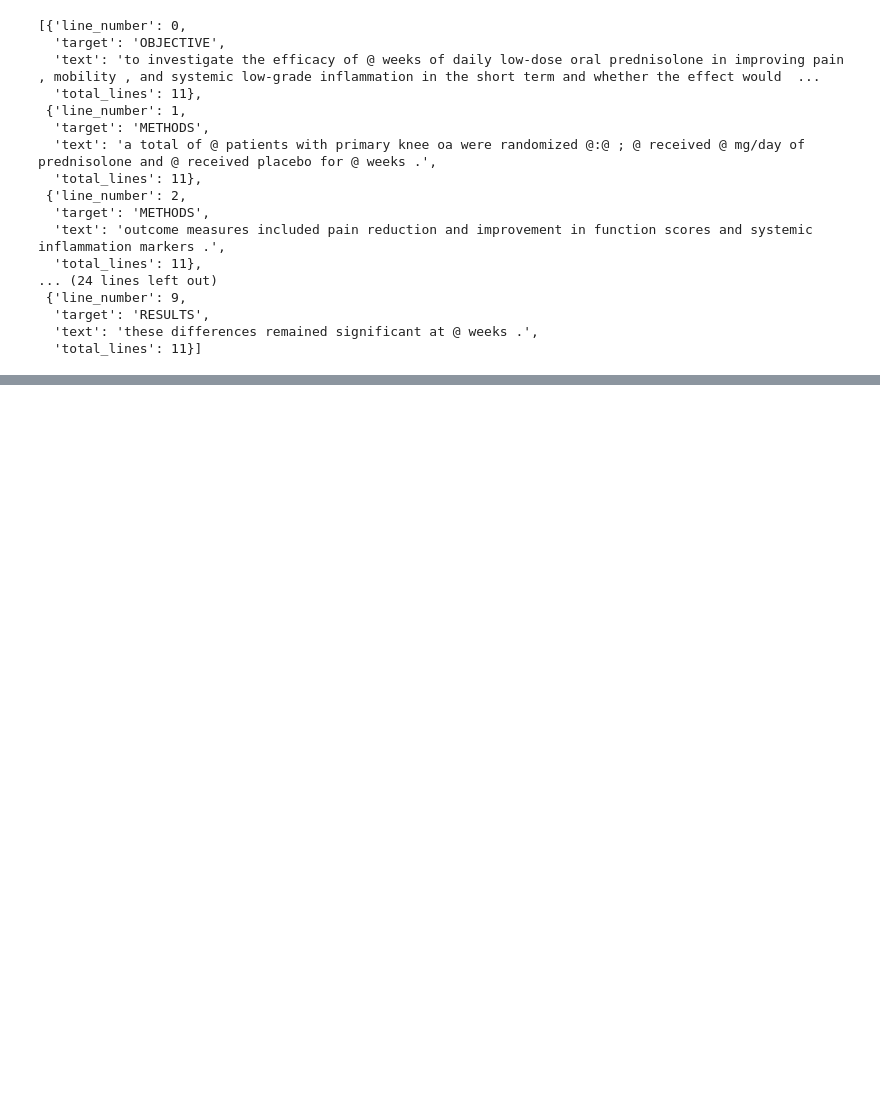
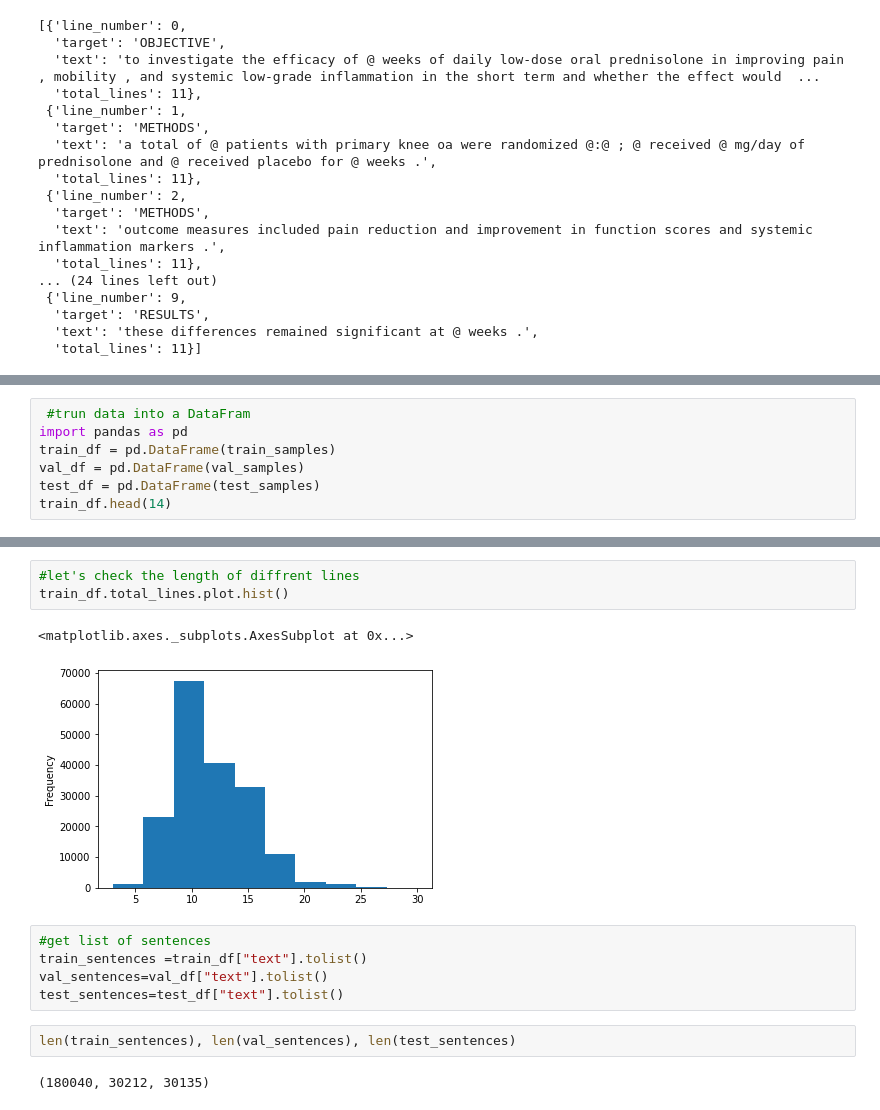
Before and after one commit to ParsaSinichi/Tensorflow_DL, a Jupyter notebook: SkimLit.ipynb, the cells around one changed output, grey strips where cells are left out. Cells and saved outputs as stored; diff of their text form; blank space fills up the shorter version.

```diff
--- a/SkimLit.ipynb
+++ b/SkimLit.ipynb
@@ -148,0 +151,7 @@ train_samples[:10]
+# %%
+ #trun data into a DataFram
+import pandas as pd
+train_df = pd.DataFrame(train_samples)
+val_df = pd.DataFrame(val_samples)
+test_df = pd.DataFrame(test_samples)
+train_df.head(14)
@@ -148,0 +184,15 @@ train_samples[:10]
+# %%
+#let's check the length of diffrent lines
+train_df.total_lines.plot.hist()
+# %% [output]
+<matplotlib.axes._subplots.AxesSubplot at 0x...>
+[figure, added]
+# %%
+#get list of sentences
+train_sentences =train_df["text"].tolist()
+val_sentences=val_df["text"].tolist()
+test_sentences=test_df["text"].tolist()
+# %%
+len(train_sentences), len(val_sentences), len(test_sentences)
+# %% [output]
+(180040, 30212, 30135)
```
Also changed, not shown: parts of 11 cells of this notebook.
